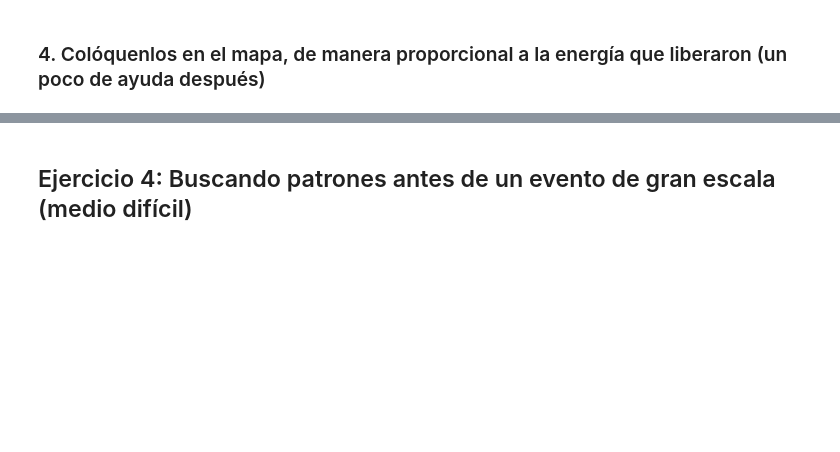
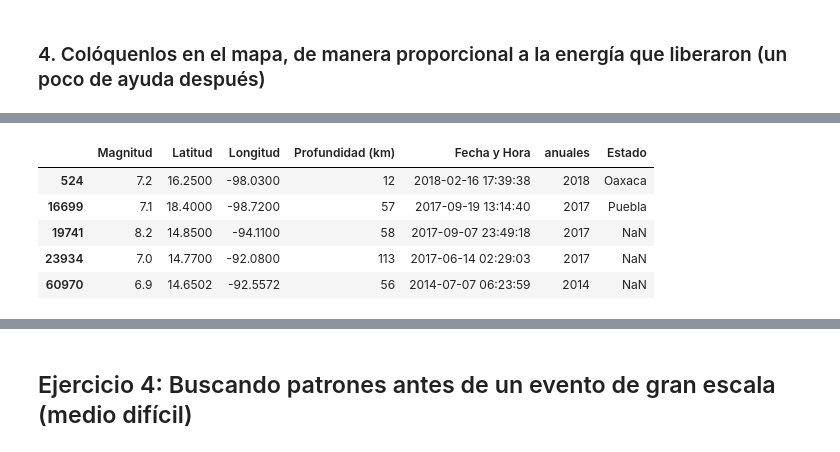
Before and after one commit to H-Cote/curso_adml, a Jupyter notebook: tareas/Tarea2/Terremotos.ipynb, the cells around one changed output, grey strips where cells are left out. Saved outputs shown, nothing was run; the diff lists cells and outputs as text; code cells hidden in the pictures; blank space fills up the shorter version.

```diff
--- a/tareas/Tarea2/Terremotos.ipynb
+++ b/tareas/Tarea2/Terremotos.ipynb
@@ -702,0 +728,12 @@ array([[ 1.        ,  0.12929343],
+# %%
+# Obtenemos del dataframe 'sismos' uno nuevo con solo los datos donde los sismos fueron >=6.8
+
+sismos_mayores = sismos[sismos["Magnitud"] >= 6.8]
+sismos_mayores.head()
+# %% [output]
+|  | Magnitud | Latitud | Longitud | Profundidad (km) | Fecha y Hora | anuales | Estado |
+| 524 | 7.2 | 16.2500 | -98.0300 | 12 | 2018-02-16 17:39:38 | 2018 | Oaxaca |
+| 16699 | 7.1 | 18.4000 | -98.7200 | 57 | 2017-09-19 13:14:40 | 2017 | Puebla |
+| 19741 | 8.2 | 14.8500 | -94.1100 | 58 | 2017-09-07 23:49:18 | 2017 | NaN |
+| 23934 | 7.0 | 14.7700 | -92.0800 | 113 | 2017-06-14 02:29:03 | 2017 | NaN |
+| 60970 | 6.9 | 14.6502 | -92.5572 | 56 | 2014-07-07 06:23:59 | 2014 | NaN |
```
Also changed, not shown: parts of 37 cells of this notebook.
